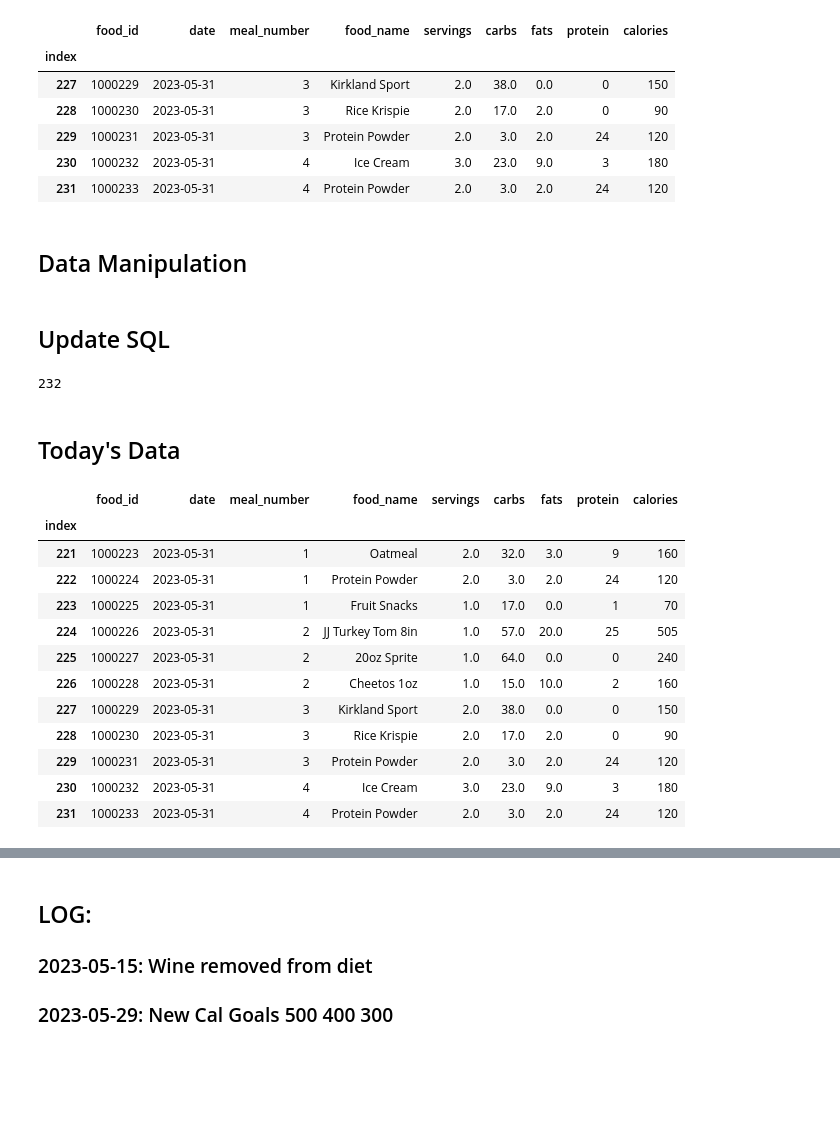
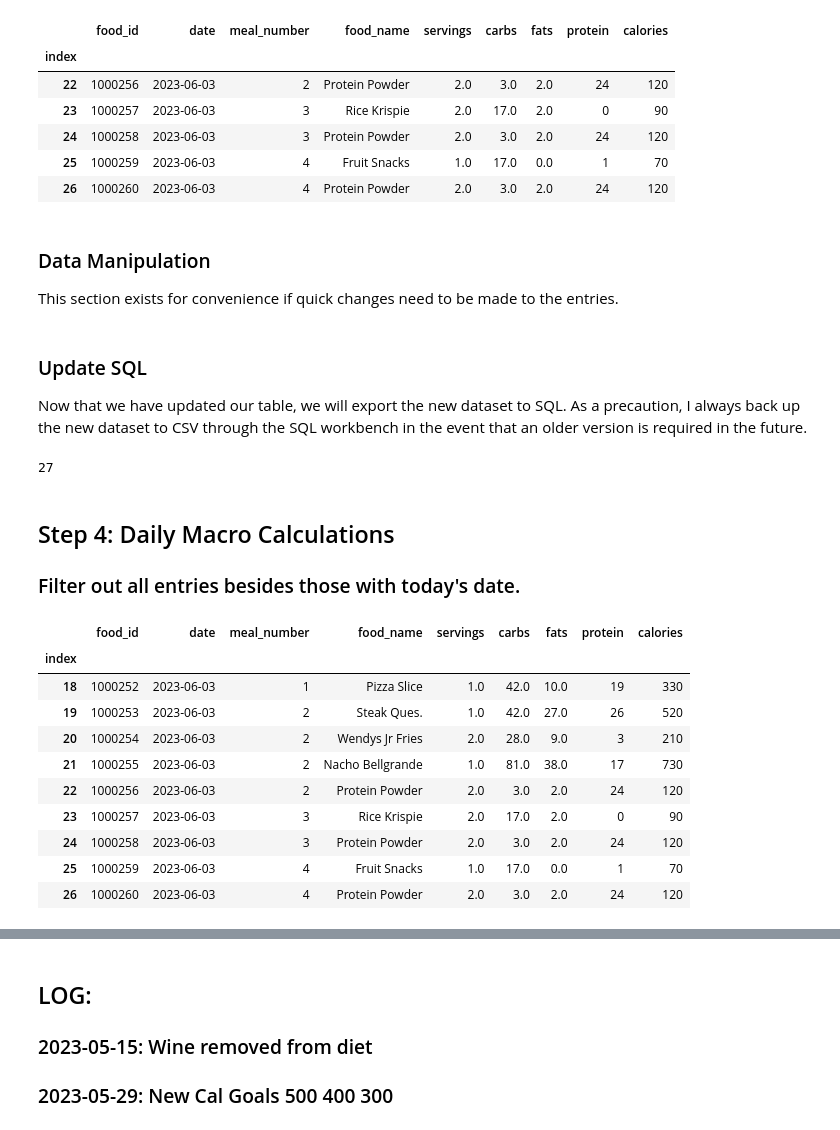
Before and after one commit to Artuk009/Case-Studies, a Jupyter notebook: MyFitnessAndNutrition/diet.ipynb, the cells around one changed output, grey strips where cells are left out. Drawn from its saved outputs; the diff is of its cells as text; code cells hidden in the pictures; blank space fills up the shorter version.

```diff
--- a/MyFitnessAndNutrition/diet.ipynb
+++ b/MyFitnessAndNutrition/diet.ipynb
@@ -5,12 +27,7 @@
 # %%
-import sqlite3
-import pandas as pd
-import seaborn as sns
-from matplotlib import pyplot as plt
-
 sql_connection = sqlite3.connect('diet.sqlite')
 # Import desired table and set the index to id.
-current_foods = pd.read_sql('SELECT * FROM may_2023', sql_connection, index_col='index')
+current_foods = pd.read_sql('SELECT * FROM june_2023', sql_connection, index_col='index')
 current_foods.tail(10)
 # %% [output]
 |  | food_id | date | meal_number | food_name | servings | carbs | fats | protein | calories |
@@ -64,0 +109,4 @@ current_foods[['carbs','fats','protein','calories']].describe()
+# %%
+# Call the master food list.
+food_db = pd.read_sql('SELECT food_name FROM food_list', sql_connection)
+food_db.head()
@@ -64,0 +122,4 @@ current_foods[['carbs','fats','protein','calories']].describe()
+# %%
+day_of_month = input("Enter the day of the month: DD")
+date = f"2023-06-{day_of_month} 00:00:00"
+date
@@ -65,8 +130,7 @@ current_foods[['carbs','fats','protein','calories']].describe()
 # %%
 # Set the current meal number to be logged
-day_of_month = input("Enter the day of the month: DD")
-date = f"2023-05-{day_of_month} 00:00:00"
 choice = 1
+foods = list(food_db['food_name'])
 
 while choice != 2:
 
@@ -74,10 +138,9 @@ while choice != 2:
     retrieve the nutritional info for that food. The meal number and serving count are
      updated and then the entry is inserted into the dataframe. """
 
-    # TODO: Add the food_db so that the algorithm can check for foods in the table.
-    # TODO: Exception handling.
-
     db_food = input("What food would you like too add?")
+    if db_food not in foods:
+        raise Exception(input("Food not in database. Try again: "))
     new_food = pd.read_sql("SELECT food_name, carbs, fats, protein, calories"
                             " FROM food_list "
                             " WHERE food_name = (?)", sql_connection, params=(db_food,))
@@ -102,13 +165,14 @@ updated_foods.tail()
 # %% [output]
 |  | food_id | date | meal_number | food_name | servings | carbs | fats | protein | calories |
 | index |  |  |  |  |  |  |  |  |  |
-| 227 | 1000229 | 2023-05-31 | 3 | Kirkland Sport | 2.0 | 38.0 | 0.0 | 0 | 150 |
-| 228 | 1000230 | 2023-05-31 | 3 | Rice Krispie | 2.0 | 17.0 | 2.0 | 0 | 90 |
-| 229 | 1000231 | 2023-05-31 | 3 | Protein Powder | 2.0 | 3.0 | 2.0 | 24 | 120 |
-| 230 | 1000232 | 2023-05-31 | 4 | Ice Cream | 3.0 | 23.0 | 9.0 | 3 | 180 |
-| 231 | 1000233 | 2023-05-31 | 4 | Protein Powder | 2.0 | 3.0 | 2.0 | 24 | 120 |
+| 22 | 1000256 | 2023-06-03 | 2 | Protein Powder | 2.0 | 3.0 | 2.0 | 24 | 120 |
+| 23 | 1000257 | 2023-06-03 | 3 | Rice Krispie | 2.0 | 17.0 | 2.0 | 0 | 90 |
+| 24 | 1000258 | 2023-06-03 | 3 | Protein Powder | 2.0 | 3.0 | 2.0 | 24 | 120 |
+| 25 | 1000259 | 2023-06-03 | 4 | Fruit Snacks | 1.0 | 17.0 | 0.0 | 1 | 70 |
+| 26 | 1000260 | 2023-06-03 | 4 | Protein Powder | 2.0 | 3.0 | 2.0 | 24 | 120 |
-# %% [markdown]
-## Data Manipulation
+# %% [markdown]
+### Data Manipulation
+This section exists for convenience if quick changes need to be made to the entries.
 # %%
 # Update item(s) by index and column
 # current_foods.loc[227,'servings'] = 2.0
@@ -119,31 +181,32 @@ updated_foods.tail()
 updated_foods.tail()
-# %% [markdown]
-## Update SQL
+# %% [markdown]
+### Update SQL
+Now that we have updated our table, we will export the new dataset to SQL. As a precaution, I always
+back up the new dataset to CSV through the SQL workbench in the event that an older version is required
+in the future.
 # %%
-# Export new chart to database with a date stamp
-updated_foods.to_sql('may_2023', sql_connection, if_exists='replace')
+updated_foods.to_sql('june_2023', sql_connection, if_exists='replace')
 
 # TODO: MANUALLY REVIEW SQL AND EXPORT NEW TABLE TO CSV AS BACKUP!!
 # %% [output]
-232
+27
-# %% [markdown]
-## Today's Data
+# %% [markdown]
+## Step 4: Daily Macro Calculations
+### Filter out all entries besides those with today's date.
 # %%
 # Sort entries by date
-mask = updated_foods['date'] == '2023-05-31 00:00:00'
-today = updated_foods[mask]
+mask = updated_foods['date'] == date
+today = updated_foods.loc[mask]
 today
 # %% [output]
 |  | food_id | date | meal_number | food_name | servings | carbs | fats | protein | calories |
 | index |  |  |  |  |  |  |  |  |  |
-| 221 | 1000223 | 2023-05-31 | 1 | Oatmeal | 2.0 | 32.0 | 3.0 | 9 | 160 |
-| 222 | 1000224 | 2023-05-31 | 1 | Protein Powder | 2.0 | 3.0 | 2.0 | 24 | 120 |
-| 223 | 1000225 | 2023-05-31 | 1 | Fruit Snacks | 1.0 | 17.0 | 0.0 | 1 | 70 |
-| 224 | 1000226 | 2023-05-31 | 2 | JJ Turkey Tom 8in | 1.0 | 57.0 | 20.0 | 25 | 505 |
-| 225 | 1000227 | 2023-05-31 | 2 | 20oz Sprite | 1.0 | 64.0 | 0.0 | 0 | 240 |
-| 226 | 1000228 | 2023-05-31 | 2 | Cheetos 1oz | 1.0 | 15.0 | 10.0 | 2 | 160 |
-| 227 | 1000229 | 2023-05-31 | 3 | Kirkland Sport | 2.0 | 38.0 | 0.0 | 0 | 150 |
-| 228 | 1000230 | 2023-05-31 | 3 | Rice Krispie | 2.0 | 17.0 | 2.0 | 0 | 90 |
-| 229 | 1000231 | 2023-05-31 | 3 | Protein Powder | 2.0 | 3.0 | 2.0 | 24 | 120 |
-| 230 | 1000232 | 2023-05-31 | 4 | Ice Cream | 3.0 | 23.0 | 9.0 | 3 | 180 |
-| 231 | 1000233 | 2023-05-31 | 4 | Protein Powder | 2.0 | 3.0 | 2.0 | 24 | 120 |
+| 18 | 1000252 | 2023-06-03 | 1 | Pizza Slice | 1.0 | 42.0 | 10.0 | 19 | 330 |
+| 19 | 1000253 | 2023-06-03 | 2 | Steak Ques. | 1.0 | 42.0 | 27.0 | 26 | 520 |
+| 20 | 1000254 | 2023-06-03 | 2 | Wendys Jr Fries | 2.0 | 28.0 | 9.0 | 3 | 210 |
+| 21 | 1000255 | 2023-06-03 | 2 | Nacho Bellgrande | 1.0 | 81.0 | 38.0 | 17 | 730 |
+| 22 | 1000256 | 2023-06-03 | 2 | Protein Powder | 2.0 | 3.0 | 2.0 | 24 | 120 |
+| 23 | 1000257 | 2023-06-03 | 3 | Rice Krispie | 2.0 | 17.0 | 2.0 | 0 | 90 |
+| 24 | 1000258 | 2023-06-03 | 3 | Protein Powder | 2.0 | 3.0 | 2.0 | 24 | 120 |
+| 25 | 1000259 | 2023-06-03 | 4 | Fruit Snacks | 1.0 | 17.0 | 0.0 | 1 | 70 |
+| 26 | 1000260 | 2023-06-03 | 4 | Protein Powder | 2.0 | 3.0 | 2.0 | 24 | 120 |
```
Also changed, not shown: parts of 33 cells of this notebook, 1 other file.
